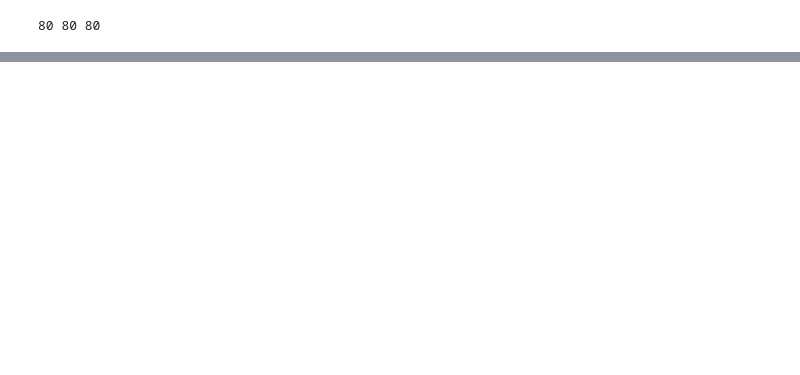
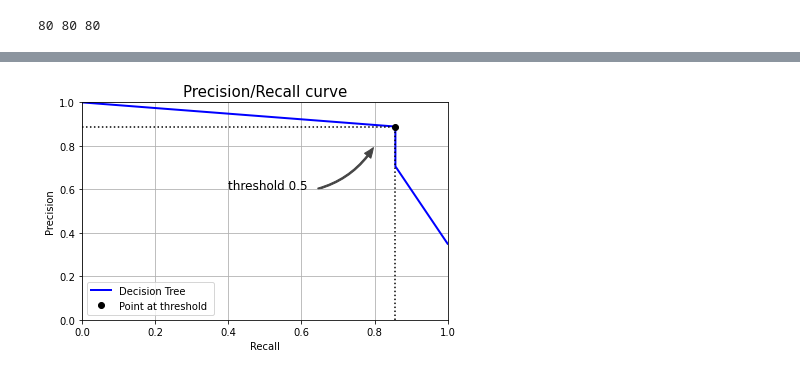
Before and after one commit to GustavoBecerra1109/-Solucion-LHS-para-mejorar-los-servicios-de-salud-renal-en-Lima-Metropolitana, a Jupyter notebook: Decision-Tree.ipynb, the cells around one changed output, grey strips where cells are left out. Cells and saved outputs as stored; diff of their text form; code cells hidden in the pictures; blank space fills up the shorter version.

```diff
--- a/Decision-Tree.ipynb
+++ b/Decision-Tree.ipynb
@@ -228,0 +293,32 @@ plt.show()
+# %%
+import matplotlib.patches as patches # extra-code - for the curved arrow
+
+# Plot the curve
+plt.plot(recalls, precisions, "b-", linewidth=2, label="Decision Tree")
+
+# Plot the dot
+
+idx = (thresholds >= threshold).argmax()
+plt.plot([recalls[idx]], [precisions[idx]], "ko", label="Point at threshold ")
+plt.plot([0.0, recalls[idx]], [precisions[idx], precisions[idx]], "k:")
+plt.plot([recalls[idx], recalls[idx]], [0., precisions[idx]], "k:")
+
+plt.gca().add_patch(patches.FancyArrowPatch(
+    (0.64, 0.6), (0.8, 0.8),
+    connectionstyle="arc3,rad=.2",
+    arrowstyle="Simple, tail_width=1.5, head_width=8, head_length=10",
+    color="#444444"
+))
+
+plt.text(0.40, 0.6, "threshold 0.5", fontsize=12)
+plt.title("Precision/Recall curve", fontsize=15)
+plt.xlabel("Recall")
+plt.ylabel("Precision")
+plt.legend()
+plt.axis([0, 1, 0, 1])
+plt.grid()
+
+save_fig("Precision_recall")
+plt.show()
+# %% [output]
+[figure, added]
```
Also changed, not shown: parts of 20 cells of this notebook, 5 other files.
